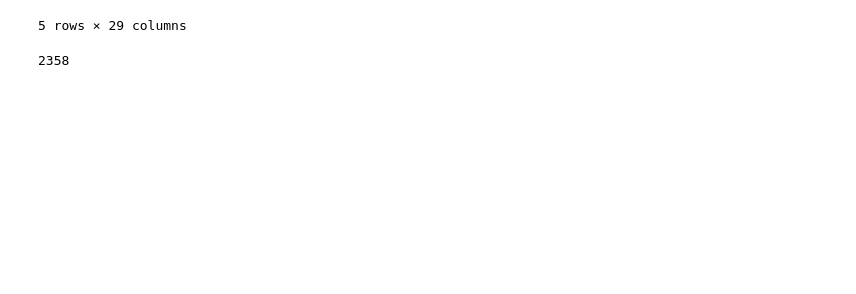
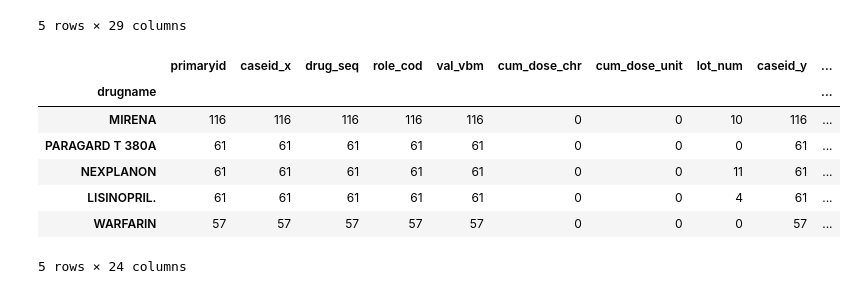
Before and after one commit to gina-santana/Adverse-Drug-Events, a Jupyter notebook: notebooks/HypothesisTestingD3.ipynb, the cells around one changed output. Cells and saved outputs as stored; diff of their text form; code cells hidden in the pictures; blank space fills up the shorter version.

```diff
--- a/notebooks/HypothesisTestingD3.ipynb
+++ b/notebooks/HypothesisTestingD3.ipynb
@@ -279,12 +279,23 @@ top_adverse_event.head()
 | Cough | 2160 | 2160 | 2160 | 2160 | 2160 | 2160 | 0 | 0 | 1957 | ... |
 5 rows × 29 columns
 # %%
-#Bayesian: given age, gender, medication --> side effect
-#P(side effect | age,gender) = p(age, gender | side effect) * P(side effect) / P(age,gender)
-(merged_df['pt'] == 'Weight decreased').sum() #26948 people have SE
-((merged_df['age_group'] == 60) & (merged_df['sex'] == 'M') & (merged_df['pt'] == 'Weight decreased')).sum() #2358
-#P(60,M) = 2358/26948 = 0.0875
-#P(side effect) =
-#P(age,gender | side effect) =
+# #Bayesian: given age, gender, medication --> side effect
+# #P(side effect | age,gender) = p(age, gender | side effect) * P(side effect) / P(age,gender)
+# (merged_df['pt'] == 'Weight decreased').sum() #26948 people have SE
+# ((merged_df['age_group'] == 60) & (merged_df['sex'] == 'M') & (merged_df['pt'] == 'Weight decreased')).sum() #2358
+# #P(60,M) = 2358/26948 = 0.0875
+# #P(side effect) =
+# #P(age,gender | side effect) =
-# %% [output]
-2358
+# %%
+Top_5_RI = merged_df[merged_df['outc_cod'] == 'RI']
+top_drugs_RI = Top_5_RI.groupby('drugname').count().sort_values(by='primaryid',ascending=False)
+top_drugs_RI.head()
+# %% [output]
+|  | primaryid | caseid_x | drug_seq | role_cod | val_vbm | cum_dose_chr | cum_dose_unit | lot_num | caseid_y | ... |
+| drugname |  |  |  |  |  |  |  |  |  | ... |
+| MIRENA | 116 | 116 | 116 | 116 | 116 | 0 | 0 | 10 | 116 | ... |
+| PARAGARD T 380A | 61 | 61 | 61 | 61 | 61 | 0 | 0 | 0 | 61 | ... |
+| NEXPLANON | 61 | 61 | 61 | 61 | 61 | 0 | 0 | 11 | 61 | ... |
+| LISINOPRIL. | 61 | 61 | 61 | 61 | 61 | 0 | 0 | 4 | 61 | ... |
+| WARFARIN | 57 | 57 | 57 | 57 | 57 | 0 | 0 | 0 | 57 | ... |
+5 rows × 24 columns
```
Also changed, not shown: parts of 1 cell of this notebook.
